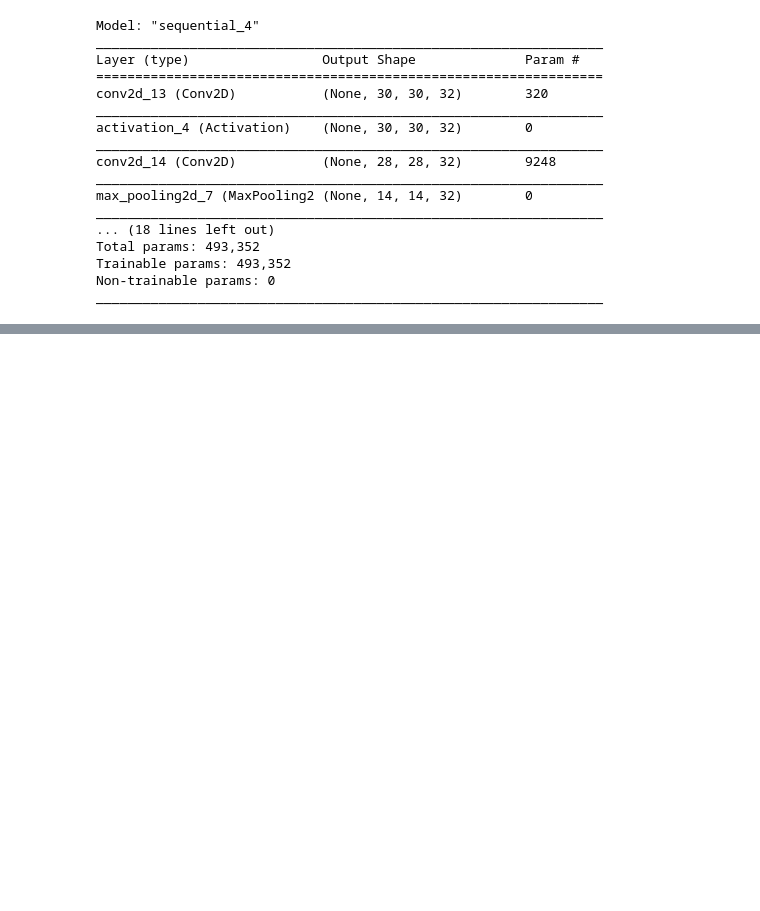
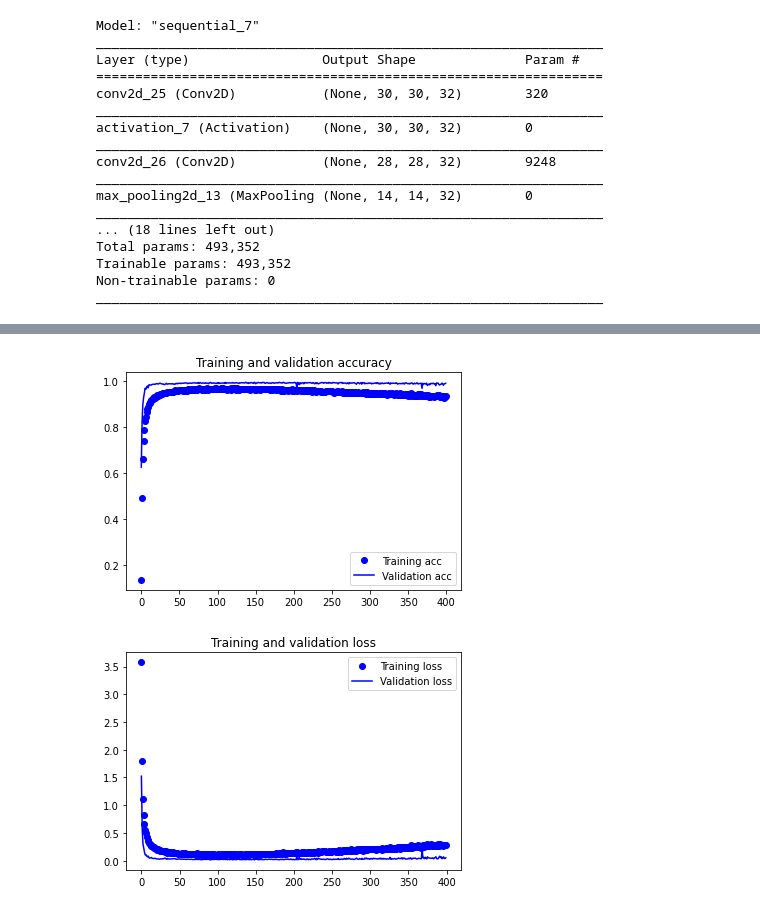
Before and after one commit to keychi25/JapaneseCharacter, a Jupyter notebook: ひらがな判別器.ipynb, the cells around one changed output, grey strips where cells are left out. Cells and saved outputs as stored; diff of their text form; code cells hidden in the pictures; blank space fills up the shorter version.

```diff
--- a/ひらがな判別器.ipynb
+++ b/ひらがな判別器.ipynb
@@ -13,7 +13,11 @@ from keras.preprocessing.image import ImageDataGenerator
 from keras.utils import np_utils
 from sklearn.model_selection import train_test_split
 from keras.optimizers import SGD
+
+import pprint
 import pickle
+import matplotlib.pyplot as plt
+%matplotlib inline
 
 nb_classes = 72
 # input image dimensions
@@ -21,12 +25,11 @@ img_rows, img_cols = 32, 32
 # img_rows, img_cols = 127, 128
 
 ary = np.load("hiragana.npz")['arr_0'].reshape(
-    [-1, 127, 128]).astype(np.float32) / 15
+    [-1, 127, 128]).astype(np.float32)
 X_train = np.zeros([nb_classes * 160, img_rows, img_cols], dtype=np.float32)
 for i in range(nb_classes * 160):
     X_train[i] = np.array(Image.fromarray(ary[i]).resize((img_rows, img_cols)))
 y_train = np.repeat(np.arange(nb_classes), 160)
-
 X_train, X_test, y_train, y_test = train_test_split(
     X_train, y_train, test_size=0.2)
 X_train = X_train.reshape(X_train.shape[0], img_rows, img_cols, 1)
@@ -61,35 +64,54 @@ def create_model():
 create_model()
 model.summary()
 
-sgd = SGD(lr=0.01, decay=1e-6, momentum=0.9, nesterov=True)
-model.compile(loss='categorical_crossentropy', optimizer=sgd)
+#sgd = SGD(lr=0.01, decay=1e-6, momentum=0.9, nesterov=True)
+#model.compile(loss='categorical_crossentropy', optimizer=sgd, metrics=['accuracy'])
+model.compile(loss='categorical_crossentropy', optimizer='adadelta', metrics=['accuracy'])
 
-#model.compile(optimizer='rmsprop',
-#              loss='categorical_crossentropy',
-#              metrics=['accuracy'])
-model.fit_generator(datagen.flow(X_train, y_train, batch_size=16), samples_per_epoch=X_train.shape[0],
+history = model.fit_generator(datagen.flow(X_train, y_train, batch_size=16), samples_per_epoch=X_train.shape[0],
                    nb_epoch=400, validation_data=(X_test, y_test))
 
+acc = history.history['accuracy']
+val_acc = history.history['val_accuracy']
+loss = history.history['loss']
+val_loss = history.history['val_loss']
+
+epochs = range(len(acc))
+
+plt.plot(epochs, acc, 'bo', label='Training acc')
+plt.plot(epochs, val_acc, 'b', label='Validation acc')
+plt.title('Training and validation accuracy')
+plt.legend()
+plt.savefig('精度を示すグラフのファイル名')
+
+plt.figure()
+
+plt.plot(epochs, loss, 'bo', label='Training loss')
+plt.plot(epochs, val_loss, 'b', label='Validation loss')
+plt.title('Training and validation loss')
+plt.legend()
+plt.savefig('損失値を示すグラフのファイル名')
+
 # モデルを保存する
-# filename = 'model_V1.sav'
-# pickle.dump(model, open(filename, 'wb'))
+filename = 'model_V3.sav'
+pickle.dump(model, open(filename, 'wb'))
 
 # 保存したモデルをロードする
 # loaded_model = pickle.load(open(filename, 'rb'))
 score = model.evaluate(X_test, y_test, batch_size=32)
-print(score)
+pprint.pprint(score)
 # %% [output]
-Model: "sequential_4"
+Model: "sequential_7"
 _________________________________________________________________
 Layer (type)                 Output Shape              Param #
 =================================================================
-conv2d_13 (Conv2D)           (None, 30, 30, 32)        320
+conv2d_25 (Conv2D)           (None, 30, 30, 32)        320
 _________________________________________________________________
-activation_4 (Activation)    (None, 30, 30, 32)        0
+activation_7 (Activation)    (None, 30, 30, 32)        0
 _________________________________________________________________
-conv2d_14 (Conv2D)           (None, 28, 28, 32)        9248
+conv2d_26 (Conv2D)           (None, 28, 28, 32)        9248
 _________________________________________________________________
-max_pooling2d_7 (MaxPooling2 (None, 14, 14, 32)        0
+max_pooling2d_13 (MaxPooling (None, 14, 14, 32)        0
 _________________________________________________________________
 ... (18 lines left out)
 Total params: 493,352
@@ -115,0 +138,2 @@ Epoch 400/400
+[figure, added]
+[figure, added]
```
Also changed, not shown: parts of 1 cell of this notebook.
